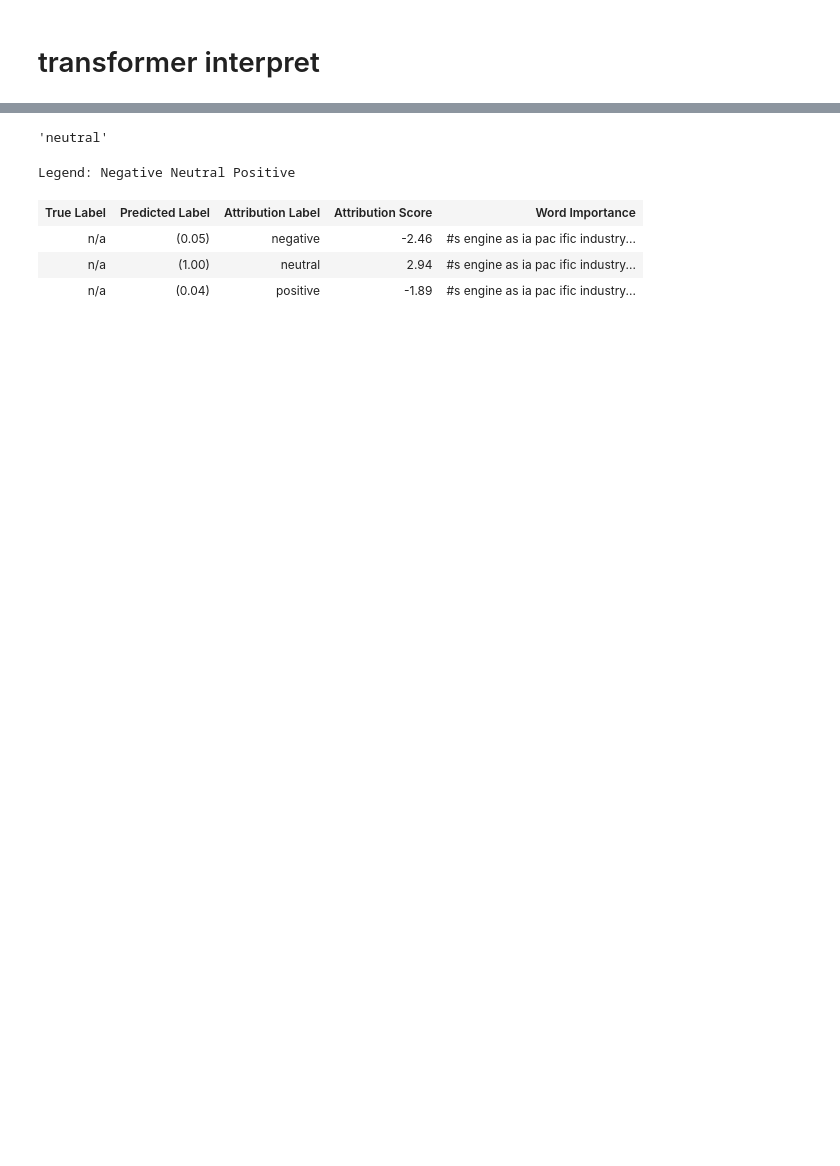
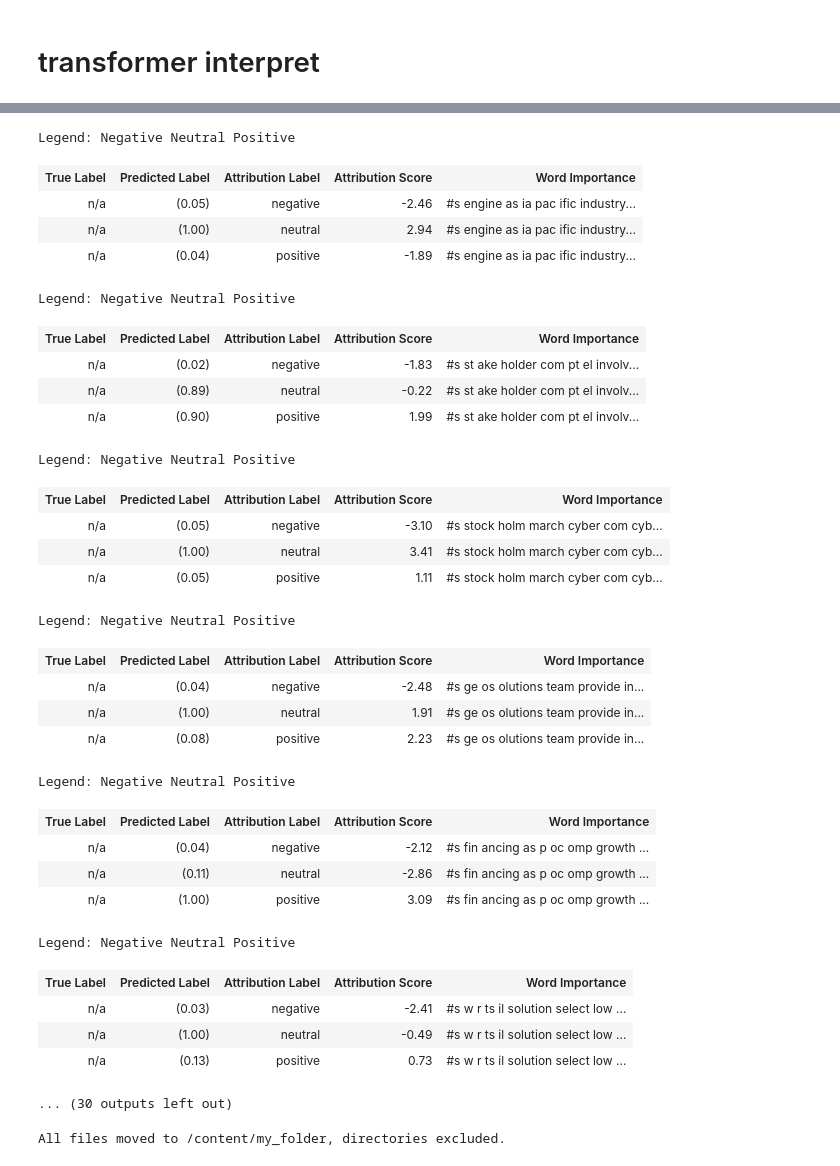
Before and after one commit to Gabriele-Sormani/BusinessIntelligenceProject, a Jupyter notebook: project_BusinessIntelligence.ipynb, the cells around one changed output, grey strips where cells are left out. Saved outputs shown, nothing was run; the diff lists cells and outputs as text; code cells hidden in the pictures; blank space fills up the shorter version.

```diff
--- a/project_BusinessIntelligence.ipynb
+++ b/project_BusinessIntelligence.ipynb
@@ -825,16 +774,62 @@ tokenizer = AutoTokenizer.from_pretrained("mrm8488/distilroberta-finetuned-finan
 model = AutoModelForSequenceClassification.from_pretrained("mrm8488/distilroberta-finetuned-financial-news-sentiment-analysis")
 
 multiclass_explainer = MultiLabelClassificationExplainer(model=model, tokenizer=tokenizer)
-# %%
-word_attributions = multiclass_explainer(text=cleaned_text_result_query[0])
-multiclass_explainer.predicted_class_name
-# %% [output]
-'neutral'
-# %%
-html = multiclass_explainer.visualize()
-# %% [output]
-Legend: Negative Neutral Positive
-| True Label | Predicted Label | Attribution Label | Attribution Score | Word Importance |
-| n/a | (0.05) | negative | -2.46 | #s engine as ia pac ific industry... |
-| n/a | (1.00) | neutral | 2.94 | #s engine as ia pac ific industry... |
-| n/a | (0.04) | positive | -1.89 | #s engine as ia pac ific industry... |
+# %%
+for index in range(21):
+  word_attributions = multiclass_explainer(text=cleaned_text_result_query[index])
+  multiclass_explainer.predicted_class_name
+  html = multiclass_explainer.visualize()
+  with open(f'transformer_interpret{index}.html', 'w') as f:
+    f.write(html.data)
+# %% [output]
+Legend: Negative Neutral Positive
+| True Label | Predicted Label | Attribution Label | Attribution Score | Word Importance |
+| n/a | (0.05) | negative | -2.46 | #s engine as ia pac ific industry... |
+| n/a | (1.00) | neutral | 2.94 | #s engine as ia pac ific industry... |
+| n/a | (0.04) | positive | -1.89 | #s engine as ia pac ific industry... |
+Legend: Negative Neutral Positive
+| True Label | Predicted Label | Attribution Label | Attribution Score | Word Importance |
+| n/a | (0.02) | negative | -1.83 | #s st ake holder com pt el involv... |
+| n/a | (0.89) | neutral | -0.22 | #s st ake holder com pt el involv... |
+| n/a | (0.90) | positive | 1.99 | #s st ake holder com pt el involv... |
+Legend: Negative Neutral Positive
+| True Label | Predicted Label | Attribution Label | Attribution Score | Word Importance |
+| n/a | (0.05) | negative | -3.10 | #s stock holm march cyber com cyb... |
+| n/a | (1.00) | neutral | 3.41 | #s stock holm march cyber com cyb... |
+| n/a | (0.05) | positive | 1.11 | #s stock holm march cyber com cyb... |
+Legend: Negative Neutral Positive
+| True Label | Predicted Label | Attribution Label | Attribution Score | Word Importance |
+| n/a | (0.04) | negative | -2.48 | #s ge os olutions team provide in... |
+| n/a | (1.00) | neutral | 1.91 | #s ge os olutions team provide in... |
+| n/a | (0.08) | positive | 2.23 | #s ge os olutions team provide in... |
+Legend: Negative Neutral Positive
+| True Label | Predicted Label | Attribution Label | Attribution Score | Word Importance |
+| n/a | (0.04) | negative | -2.12 | #s fin ancing as p oc omp growth ... |
+| n/a | (0.11) | neutral | -2.86 | #s fin ancing as p oc omp growth ... |
+| n/a | (1.00) | positive | 3.09 | #s fin ancing as p oc omp growth ... |
+Legend: Negative Neutral Positive
+| True Label | Predicted Label | Attribution Label | Attribution Score | Word Importance |
+| n/a | (0.03) | negative | -2.41 | #s w r ts il solution select low ... |
+| n/a | (1.00) | neutral | -0.49 | #s w r ts il solution select low ... |
+| n/a | (0.13) | positive | 0.73 | #s w r ts il solution select low ... |
+... (30 outputs left out)
+# %%
+import os
+import shutil
+
+# Define the source and destination paths
+source_dir = "/content"
+destination_dir = "/content/my_folder"
+
+# Create the destination folder if it doesn't exist
+os.makedirs(destination_dir, exist_ok=True)
+
+# Move only files from source to destination
+for filename in os.listdir(source_dir):
+    file_path = os.path.join(source_dir, filename)
+    if os.path.isfile(file_path):  # Check if it's a file
+        shutil.move(file_path, destination_dir)
+
+print(f"All files moved to {destination_dir}, directories excluded.")
+# %% [output]
+All files moved to /content/my_folder, directories excluded.
```
Also changed, not shown: parts of 26 cells of this notebook.
